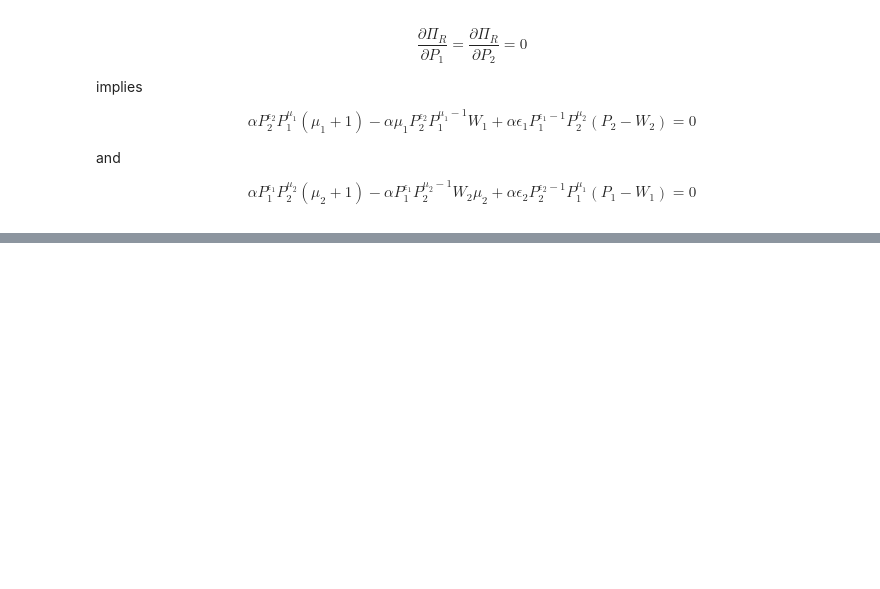
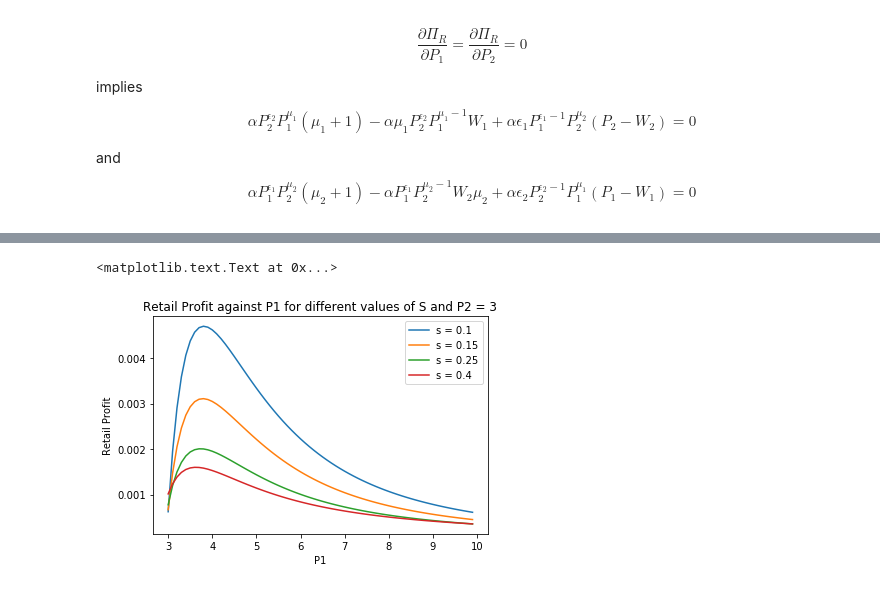
Before and after one commit to delphinevendryes/cs136-project, a Jupyter notebook: CS136-project.ipynb, the cells around one changed output, grey strips where cells are left out. Saved outputs shown, nothing was run; the diff lists cells and outputs as text; code cells hidden in the pictures; blank space fills up the shorter version.

```diff
--- a/CS136-project.ipynb
+++ b/CS136-project.ipynb
@@ -390,0 +394,12 @@ plt.axhline(0, color='black', lw = 0.5)
+# %%
+plt.plot(q, retailProfit(gamma, epsilon1, epsilon2, mu1, mu2, q, p2, w1, w2, s=0.1), label = 's = 0.1')
+plt.plot(q, retailProfit(gamma, epsilon1, epsilon2, mu1, mu2, q, p2, w1, w2, s=0.15), label = 's = 0.15')
+plt.plot(q, retailProfit(gamma, epsilon1, epsilon2, mu1, mu2, q, p2, w1, w2, s=0.25), label = 's = 0.25')
+plt.plot(q, retailProfit(gamma, epsilon1, epsilon2, mu1, mu2, q, p2, w1, w2, s=0.4), label = 's = 0.4')
+plt.legend()
+plt.title('Retail Profit against P1 for different values of S and P2 = 3')
+plt.xlabel('P1')
+plt.ylabel('Retail Profit')
+# %% [output]
+<matplotlib.text.Text at 0x...>
+[figure, added]
```
Also changed, not shown: parts of 20 cells of this notebook, 1 other file.
